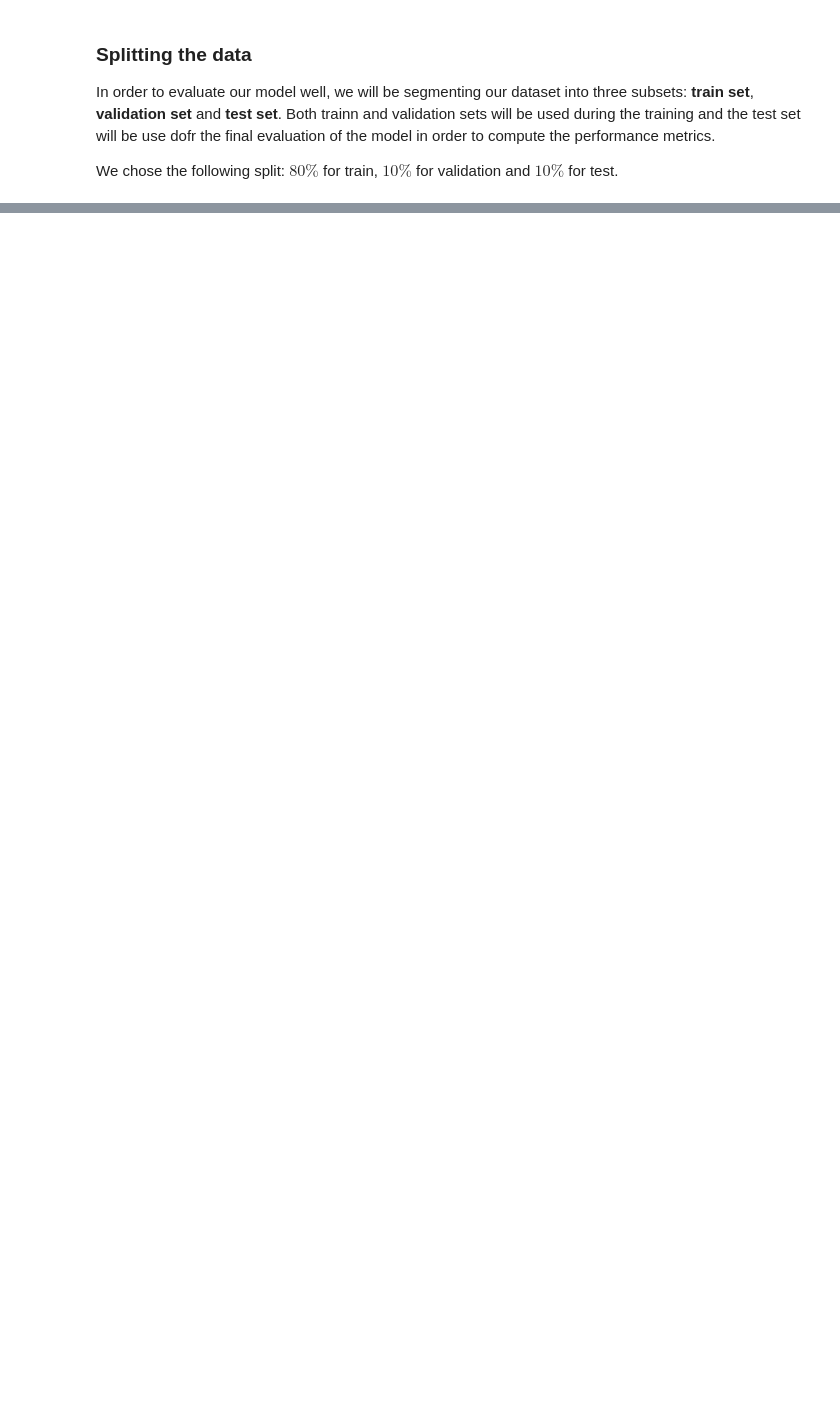
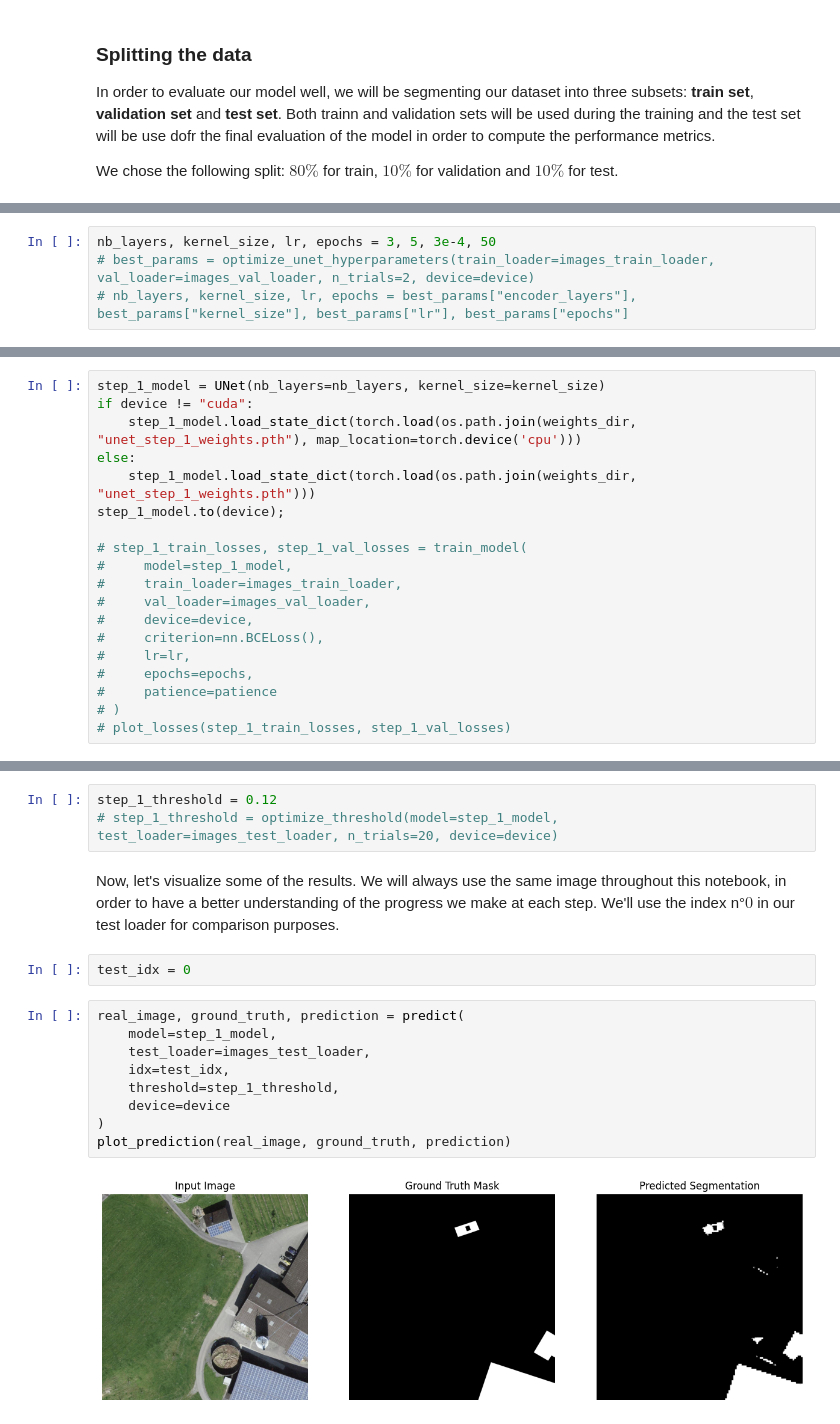
Before and after one commit to jeanprbt/swiss-solar-panel-segmentation, a Jupyter notebook: notebooks/results.ipynb, the cells around one changed output, grey strips where cells are left out. Cells and saved outputs as stored; diff of their text form; blank space fills up the shorter version.

Commit message:
feat: step 1-3 done & refactoring of src/ package

```diff
--- a/notebooks/results.ipynb
+++ b/notebooks/results.ipynb
@@ -270,0 +130,4 @@ compare_model_metrics(models, iou_scores, f1_scores)
+# %%
+nb_layers, kernel_size, lr, epochs = 3, 5, 3e-4, 50
+# best_params = optimize_unet_hyperparameters(train_loader=images_train_loader, val_loader=images_val_loader, n_trials=2, device=device)
+# nb_layers, kernel_size, lr, epochs = best_params["encoder_layers"], best_params["kernel_size"], best_params["lr"], best_params["epochs"]
@@ -270,0 +138,19 @@ compare_model_metrics(models, iou_scores, f1_scores)
+# %%
+step_1_model = UNet(nb_layers=nb_layers, kernel_size=kernel_size)
+if device != "cuda":
+    step_1_model.load_state_dict(torch.load(os.path.join(weights_dir, "unet_step_1_weights.pth"), map_location=torch.device('cpu')))
+else:
+    step_1_model.load_state_dict(torch.load(os.path.join(weights_dir, "unet_step_1_weights.pth")))
+step_1_model.to(device);
+
+# step_1_train_losses, step_1_val_losses = train_model(
+#     model=step_1_model,
+#     train_loader=images_train_loader,
+#     val_loader=images_val_loader,
+#     device=device,
+#     criterion=nn.BCELoss(),
+#     lr=lr,
+#     epochs=epochs,
+#     patience=patience
+# )
+# plot_losses(step_1_train_losses, step_1_val_losses)
@@ -270,0 +161,18 @@ compare_model_metrics(models, iou_scores, f1_scores)
+# %%
+step_1_threshold = 0.12
+# step_1_threshold = optimize_threshold(model=step_1_model, test_loader=images_test_loader, n_trials=20, device=device)
+# %% [markdown]
+Now, let's visualize some of the results. We will always use the same image throughout this notebook, in order to have a better understanding of the progress we make at each step. We'll use the index n°$0$ in our test loader for comparison purposes.
+# %%
+test_idx = 0
+# %%
+real_image, ground_truth, prediction = predict(
+    model=step_1_model,
+    test_loader=images_test_loader,
+    idx=test_idx,
+    threshold=step_1_threshold,
+    device=device
+)
+plot_prediction(real_image, ground_truth, prediction)
+# %% [output]
+[figure, added]
```
Also changed, not shown: parts of 65 cells of this notebook, 9 other files.
